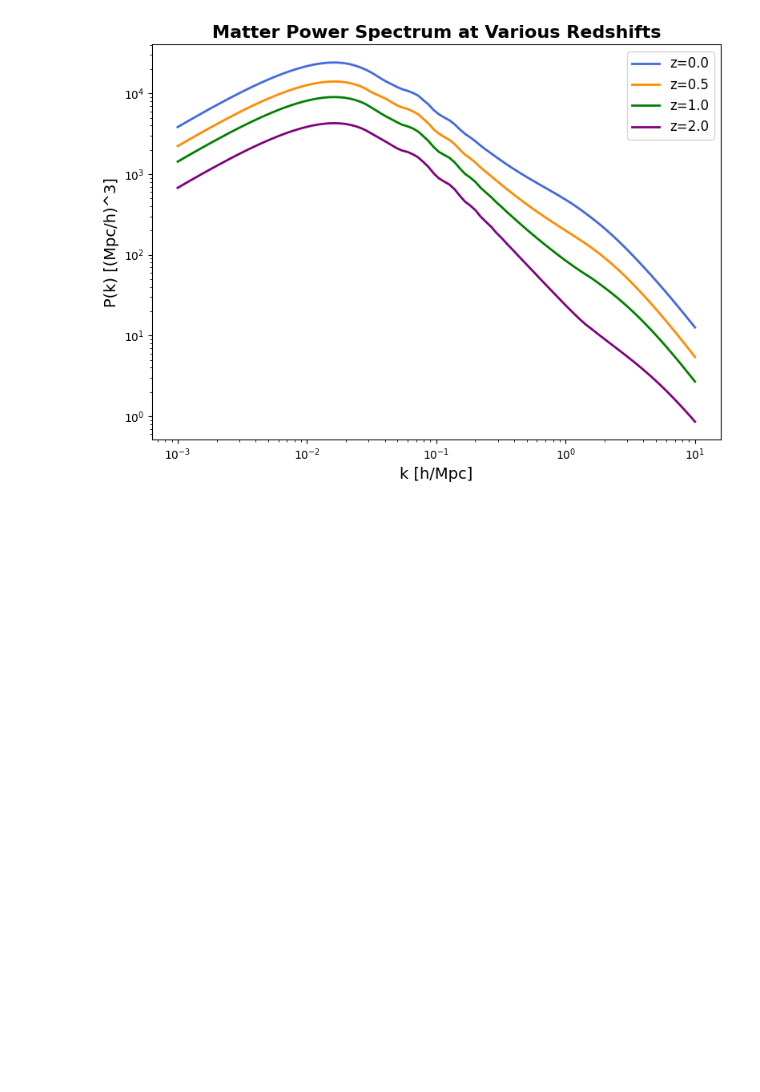
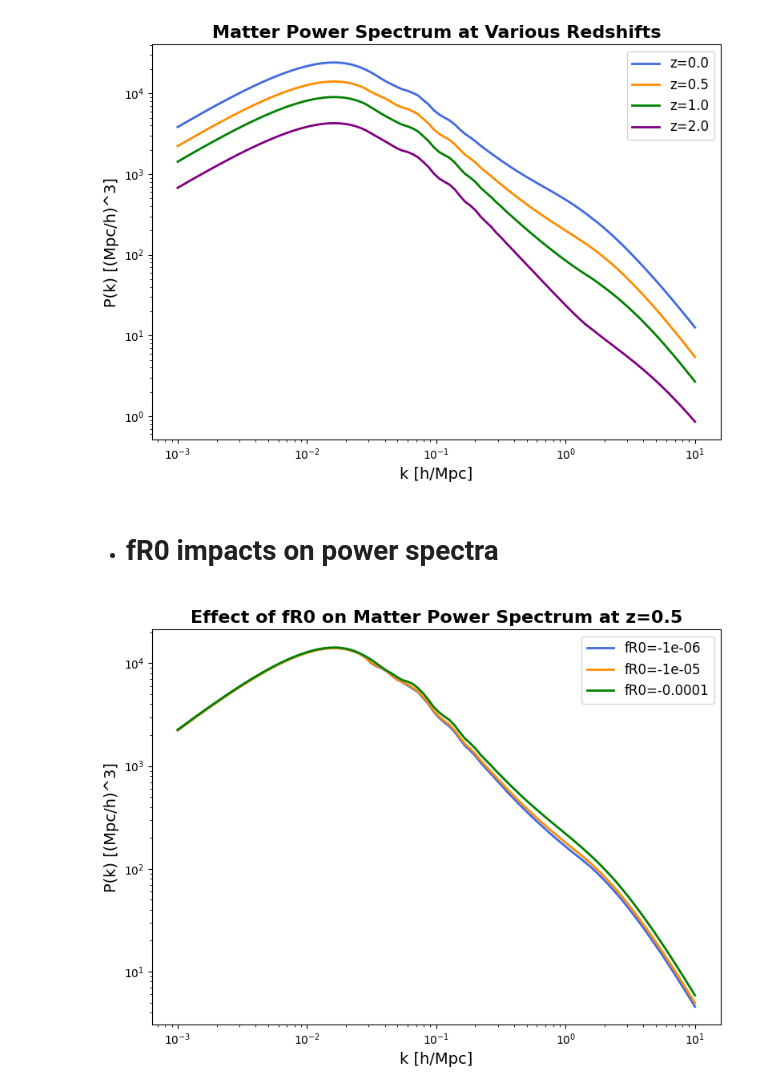
Before and after one commit to Adrita-Khan/Modified-Gravity, a Jupyter notebook: FREmu/FREmu_Matter_Power_Spectrum.ipynb, the cells around one changed output. Drawn from its saved outputs; the diff is of its cells as text; code cells hidden in the pictures; blank space fills up the shorter version.

```diff
--- a/FREmu/FREmu_Matter_Power_Spectrum.ipynb
+++ b/FREmu/FREmu_Matter_Power_Spectrum.ipynb
@@ -124,3 +124,24 @@ plt.tight_layout()
 plt.show()
 # %% [output]
 [figure]
+# %% [markdown]
+- # **fR0 impacts on power spectra**
+# %%
+fR0_values = [-1e-6, -1e-5, -1e-4]
+colors = ['royalblue', 'darkorange', 'green']
+
+plt.figure(figsize=(8,6))
+
+for i, fR0 in enumerate(fR0_values):
+    emu.set_cosmo(Om=0.3, Ob=0.05, h=0.7, ns=1.0, sigma8=0.8, mnu=0.05, fR0=fR0)
+    pk = emu.get_power_spectrum(k=k_values, z=0.5)
+    plt.loglog(k_values, pk, color=colors[i], label=f'fR0={fR0}', linewidth=2)
+
+plt.xlabel("k [h/Mpc]", fontsize=14)
+plt.ylabel("P(k) [(Mpc/h)^3]", fontsize=14)
+plt.title("Effect of fR0 on Matter Power Spectrum at z=0.5", fontsize=16, fontweight='bold')
+plt.legend(frameon=True, fontsize=12)
+plt.tight_layout()
+plt.show()
+# %% [output]
+[figure, added]
```
